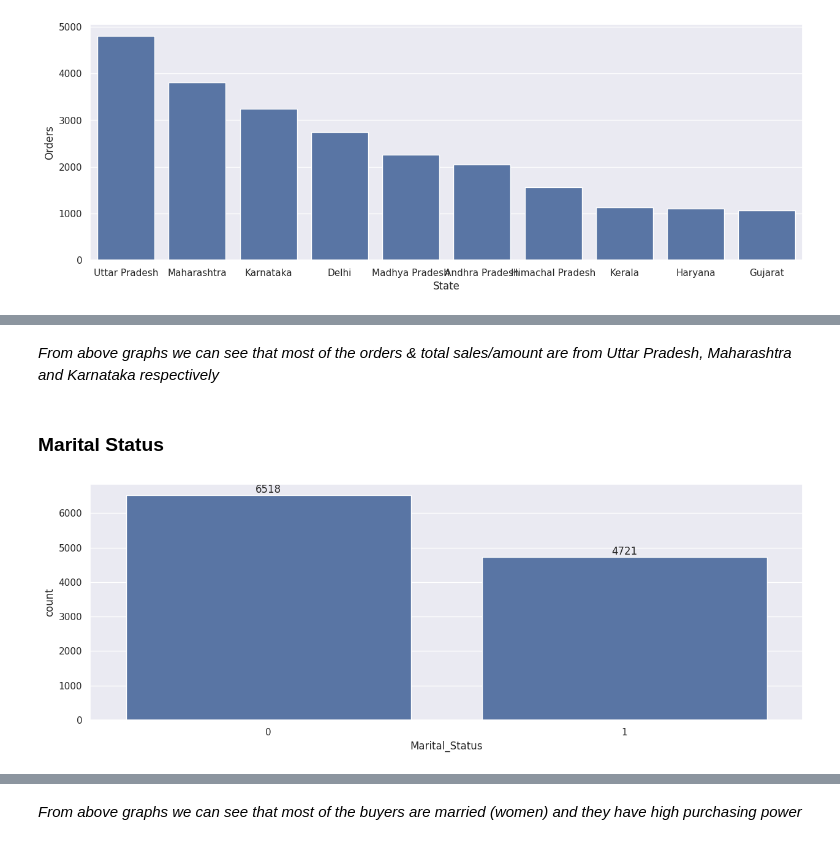
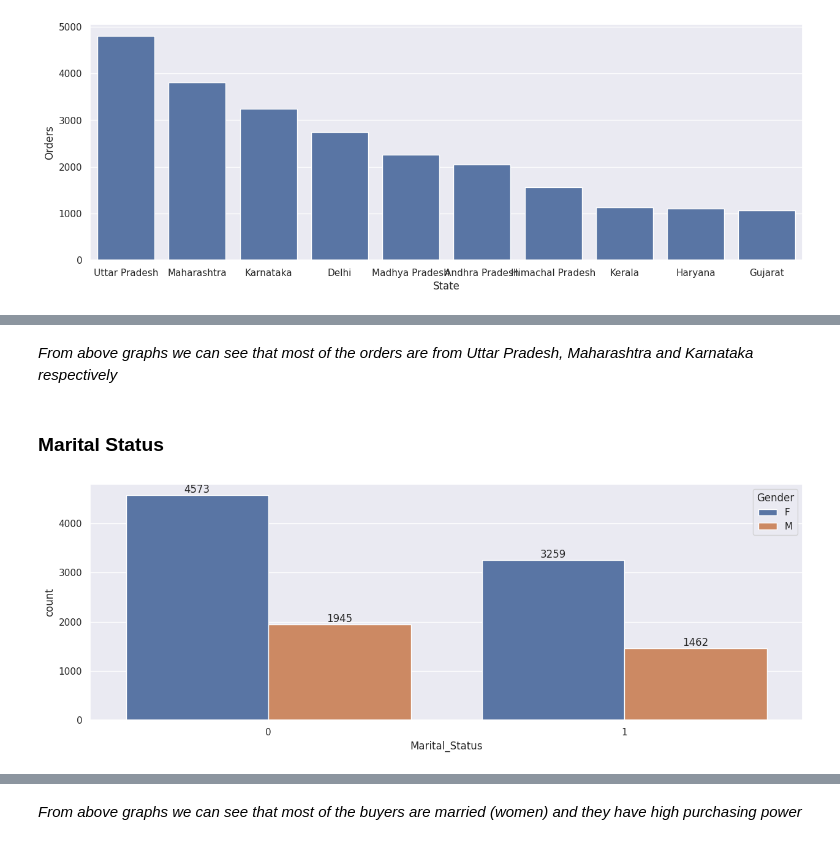
Before and after one commit to Nikith20072002/Data-Analysis, a Jupyter notebook: Project 1.ipynb, the cells around one changed output, grey strips where cells are left out. Drawn from its saved outputs; the diff is of its cells as text; code cells hidden in the pictures.

```diff
--- a/Project 1.ipynb
+++ b/Project 1.ipynb
@@ -148,8 +134,3 @@ sns.barplot(data = sales_state, x = 'State',y= 'Orders')
 # %% [output]
 <Axes: xlabel='State', ylabel='Orders'>
 [figure]
-# %%
-sales_state = df.groupby(['State'], as_index=False)['Amount'].sum().sort_values(by='Amount', ascending=False).head(10)
-
-sns.set(rc={'figure.figsize':(15,5)})
-sns.barplot(data = sales_state, x = 'State',y= 'Amount')
@@ -159,12 +137,12 @@ sns.barplot(data = sales_state, x = 'State',y= 'Amount')
 # %% [markdown]
-*From above graphs we can see that most of the orders & total sales/amount are from Uttar Pradesh, Maharashtra and Karnataka respectively*
+*From above graphs we can see that most of the orders are from Uttar Pradesh, Maharashtra and Karnataka respectively*
 # %% [markdown]
 ### Marital Status
 # %%
-ax = sns.countplot(data = df, x = 'Marital_Status')
+ax = sns.countplot(data = df, x = 'Marital_Status', hue='Gender')
 
 sns.set(rc={'figure.figsize':(7,5)})
 for bars in ax.containers:
     ax.bar_label(bars)
 # %% [output]
-[figure, old version]
+[figure, new version]
```
Also changed, not shown: parts of 17 cells of this notebook.
